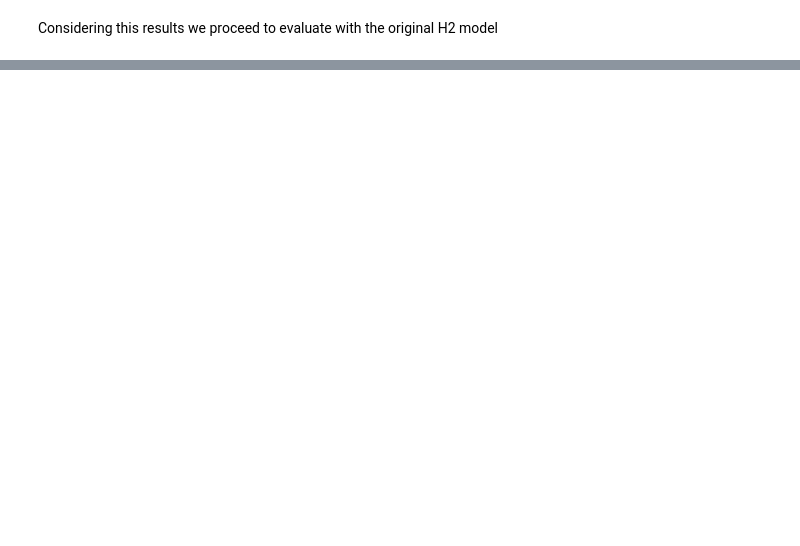
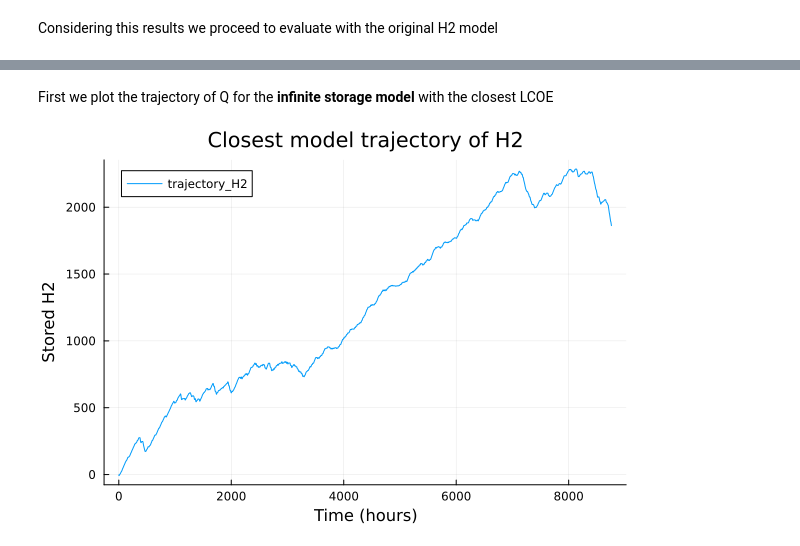
Before and after one commit to pierre-haessig/Microgrids.JuMP, a Jupyter notebook: src/H2_optimization.ipynb, the cells around one changed output, grey strips where cells are left out. Cells and saved outputs as stored; diff of their text form; code cells hidden in the pictures; blank space fills up the shorter version.

```diff
--- a/src/H2_optimization.ipynb
+++ b/src/H2_optimization.ipynb
@@ -115,0 +138,4 @@ ArgumentError: ArgumentError: column name :header not found in the data frame
+# %%
+delta_LCOE = df_H2.real_LCOE .- df.LCOE[1]
+id_closest = argmin(abs.(delta_LCOE))
+show(df_H2[id_closest, :], allcols=true, truncate=20)
@@ -117,0 +158,15 @@ We see that the LCOE of the model is ... compared to the approximate model.
+# %% [markdown]
+First we plot the trajectory of Q for the **infinite storage model** with the closest LCOE
+# %%
+H2_price_closest = df_H2.H2_price[id_closest]
+df_Q_closest = df_Q[df_Q.H2_price .== H2_price_closest, :]
+df_Q_wide = unstack(df_Q, :time, :H2_price, :Q);
+# %%
+plot(df_Q_closest.time,
+     df_Q_closest.Q,
+     xlabel = "Time (hours)",
+     ylabel = "Stored H2",
+     label = "trajectory_H2",
+     title = "Closest model trajectory of H2",)
+# %% [output]
+[figure, added]
```
Also changed, not shown: parts of 34 cells of this notebook, 17 other files.
